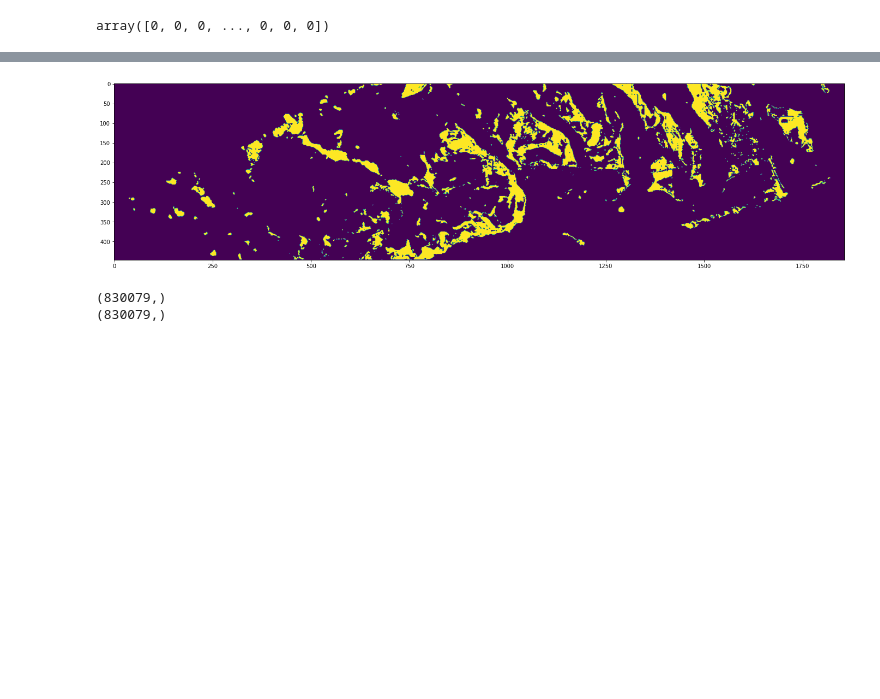
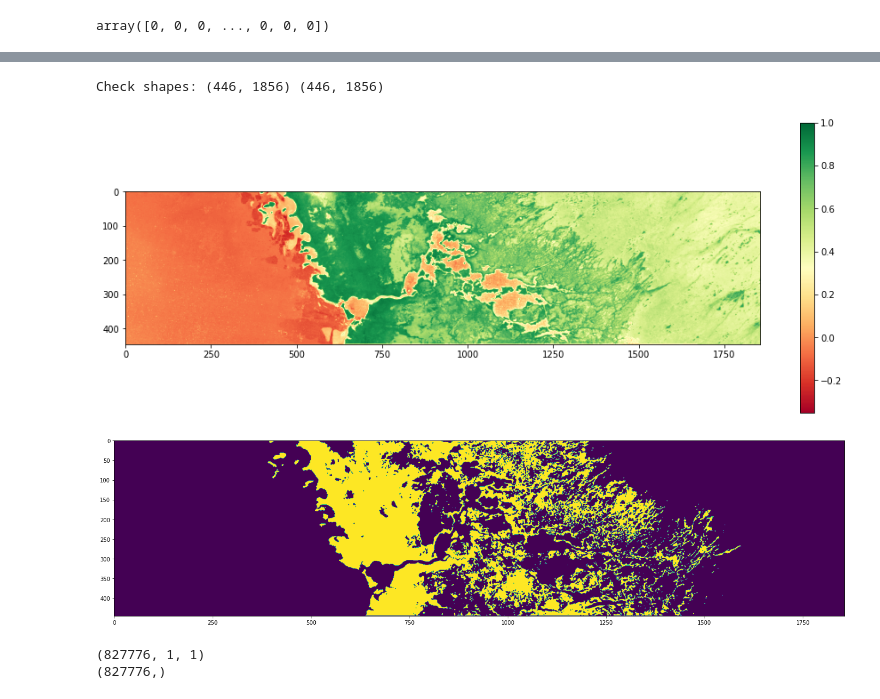
Before and after one commit to nkinnaird/MangroveClassification, a Jupyter notebook: code/firstNN.ipynb, the cells around one changed output, grey strips where cells are left out. Cells and saved outputs as stored; diff of their text form; code cells hidden in the pictures; blank space fills up the shorter version.

```diff
--- a/code/firstNN.ipynb
+++ b/code/firstNN.ipynb
@@ -199,6 +249,6 @@ weighted avg       0.96      0.96      0.96    331289
 # %%
 # load up a new image to test on
-test_image = "/content/drive/MyDrive/MangroveClassification/Images/Florida_2_2000.tif"
+test_image = "/content/drive/MyDrive/MangroveClassification/Images/Florida_5_2000.tif"
 
 # read in band data
 ds_features_test, features_test = raster.read(test_image, bands=input_bands)
@@ -214,21 +264,41 @@ labels_test = np.nan_to_num(labels_test)
 
 # change label from float to int
 labels_test = (labels_test == 1).astype(int)
+
+print('Check shapes:', features_test.shape, labels_test.shape)
+# %% [output]
+Check shapes: (446, 1856) (446, 1856)
 # %%
+# plot NDVI band
+if input_bands == ndvi_band:
+  plt.figure(figsize=(16,6))
+  plt.imshow(features_test, cmap='RdYlGn')
+  plt.colorbar()
+  plt.show()
+
 plt.figure(figsize=(24,6))
 plt.imshow(labels_test)
 # plt.colorbar()
 plt.show()
 # %% [output]
-[figure, old version]
+[figure, new version]
+[figure, added]
 # %%
 # change dimensions of input
 features_test_input = changeDimension(features_test)
 labels_test_input = changeDimension(labels_test)
 
+# reshape it as an additional step for input into the NN
+# features_test_input = features_test_input.reshape((features_test_input.shape[0], 1, features_test_input.shape[1]))
+features_test_input = features_test_input.reshape((features_test_input.shape[0], 1, nBands))
+
 print(features_test_input.shape)
 print(labels_test_input.shape)
+
+# normalize bands for test image
+if input_bands == main_bands:
+  features_test_input = normalizeUInt16Band(features_test_input)
 # %% [output]
-(830079,)
-(830079,)
+(827776, 1, 1)
+(827776,)
 # %%
```
Also changed, not shown: parts of 14 cells of this notebook.
